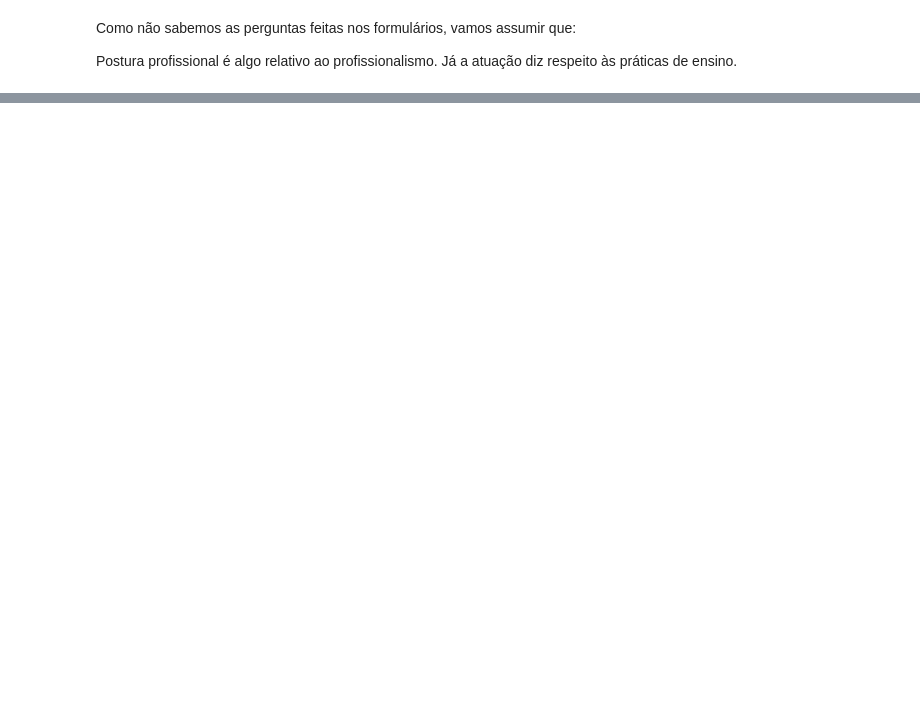
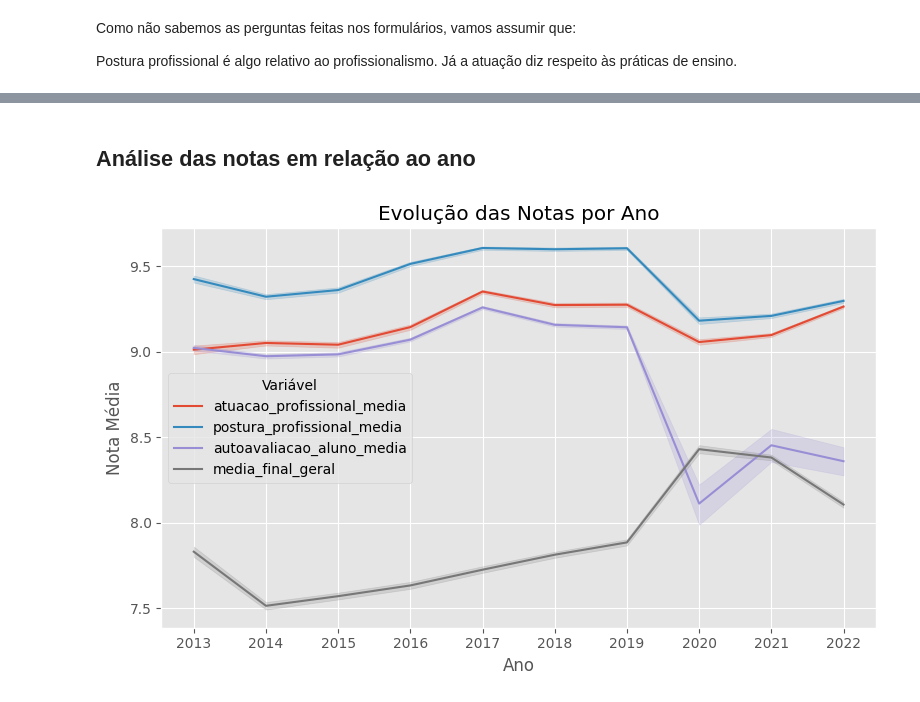
Before and after one commit to PETCC-UFRN/data-pet, a Jupyter notebook: eda_professores/eda_professores.ipynb, the cells around one changed output, grey strips where cells are left out. Drawn from its saved outputs; the diff is of its cells as text; code cells hidden in the pictures; blank space fills up the shorter version.

```diff
--- a/eda_professores/eda_professores.ipynb
+++ b/eda_professores/eda_professores.ipynb
@@ -146,0 +335,38 @@ Name: count, dtype: int64
+# %% [markdown]
+## Análise das notas em relação ao ano
+# %%
+df_notas = pd.DataFrame()
+df_notas['atuacao_profissional_media'] = df['atuacao_profissional_media']
+df_notas['postura_profissional_media'] = df['postura_profissional_media']
+df_notas['autoavaliacao_aluno_media'] = df['autoavaliacao_aluno_media']
+df_notas['media_final_geral'] = df['media_final_geral']
+df_notas['ano'] = df['ano']
+
+df_melt = pd.melt(
+    df_notas,
+    id_vars=['ano'],
+    value_vars=[
+        'atuacao_profissional_media',
+        'postura_profissional_media',
+        'autoavaliacao_aluno_media',
+        'media_final_geral'
+    ],
+    var_name='variavel',
+    value_name='valor'
+)
+
+anos = list(range(2013, 2023))
+
+
+# Agora plota
+plt.figure(figsize=(8, 5))
+sns.lineplot(data=df_melt, x='ano', y='valor', hue='variavel')
+plt.title('Evolução das Notas por Ano')
+plt.xlabel('Ano')
+plt.ylabel('Nota Média')
+plt.legend(title='Variável')
+plt.xticks(anos)
+plt.tight_layout()
+plt.show()
+# %% [output]
+[figure, added]
```
Also changed, not shown: parts of 23 cells of this notebook.
